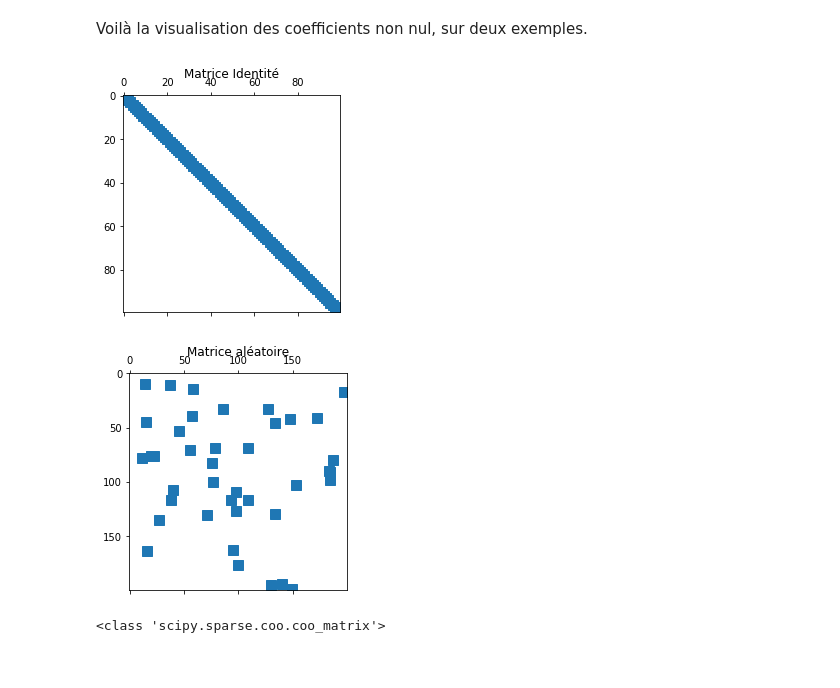
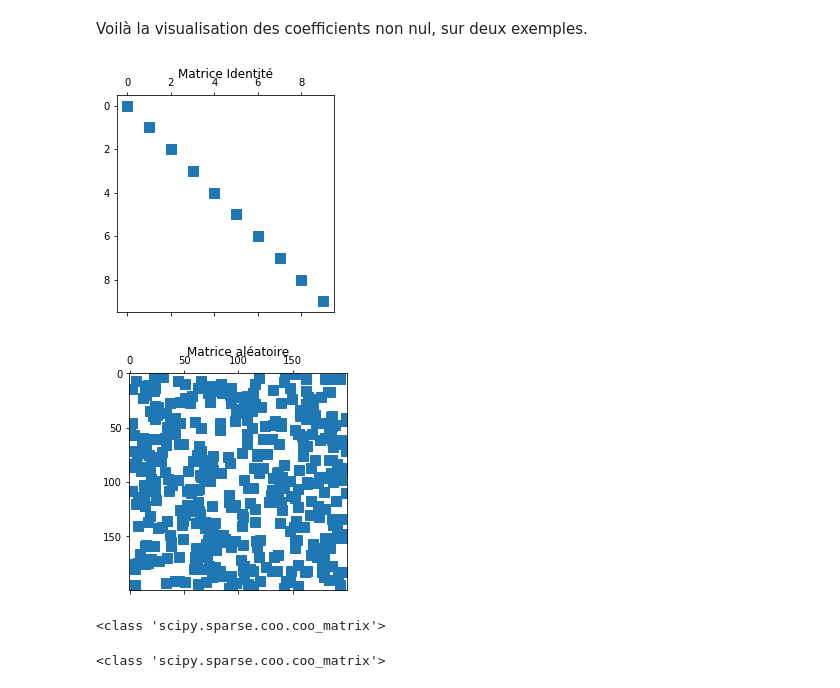
Before and after one commit to upici/upici-cm, a Jupyter notebook: exemples_python/intro_sparse.ipynb, the cells around one changed output. Cells and saved outputs as stored; diff of their text form; code cells hidden in the pictures.

```diff
--- a/exemples_python/intro_sparse.ipynb
+++ b/exemples_python/intro_sparse.ipynb
@@ -27,18 +27,20 @@ Matrice Identité au format creux:
 # %% [markdown]
 Voilà la visualisation des coefficients non nul, sur deux exemples.
 # %%
-Id_sp = sparse.eye(100)
+Id_sp = sparse.eye(10)
 plt.spy(Id_sp)
 plt.title("Matrice Identité")
 plt.show()
 
-A = sparse.rand(200,200, density=0.001)
+A = sparse.rand(200,200, density=0.01)
 plt.spy(A)
 plt.title("Matrice aléatoire")
 plt.show()
+print(type(A))
 # %% [output]
-[figure, old version]
+[figure, new version]
-[figure, old version]
+[figure, new version]
+<class 'scipy.sparse.coo.coo_matrix'>
 # %%
 print(type(A))
 # %% [output]
```
Also changed, not shown: parts of 6 cells of this notebook, 1 other file.
